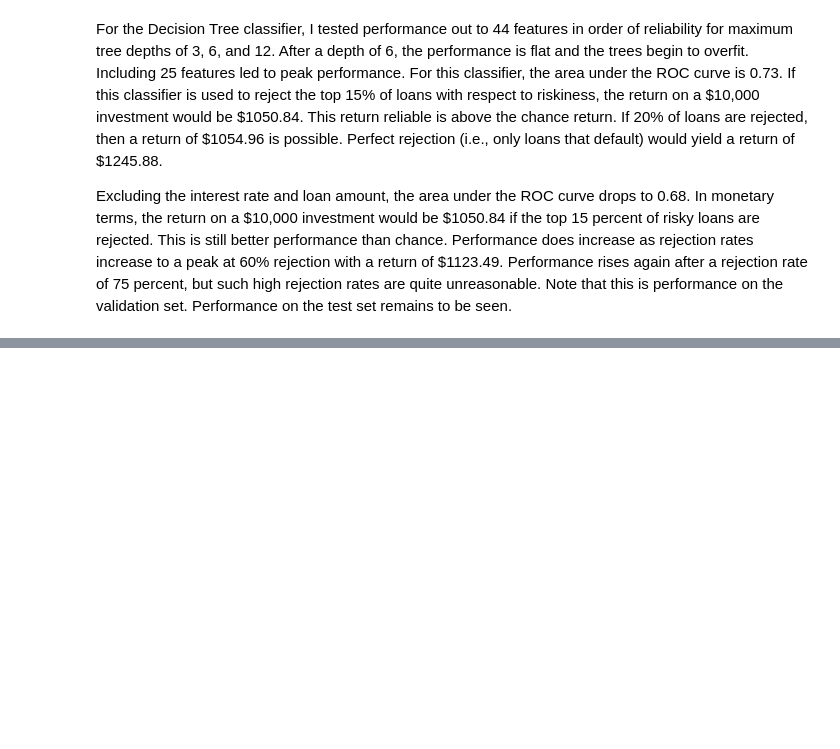
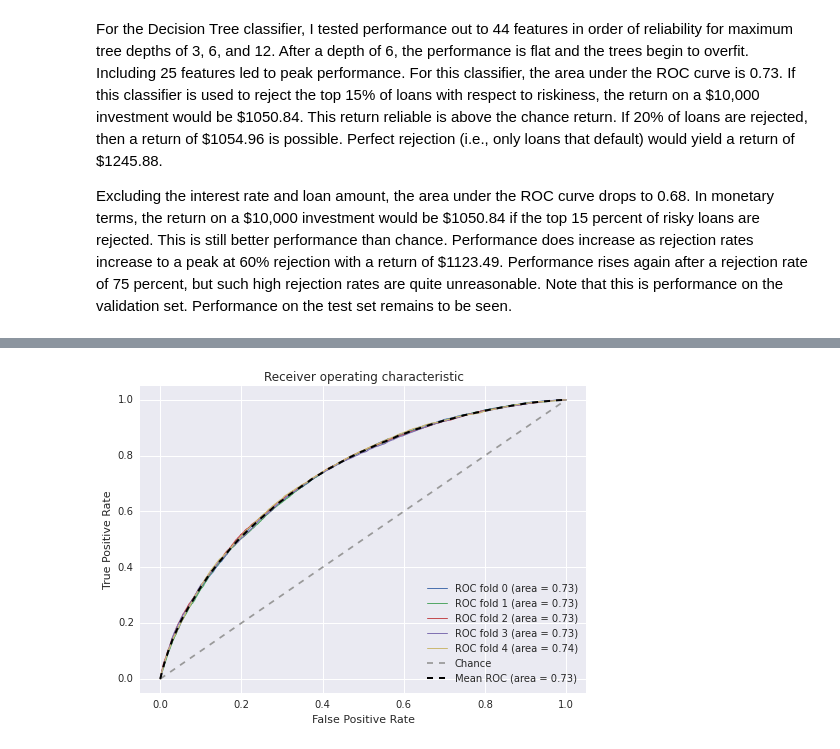
Before and after one commit to jsabrams/ds_workshop, a Jupyter notebook: capstone_project/lending_club_modeling.ipynb, the cells around one changed output, grey strips where cells are left out. Cells and saved outputs as stored; diff of their text form; code cells hidden in the pictures; blank space fills up the shorter version.

Commit message:
added Random Forest

```diff
--- a/capstone_project/lending_club_modeling.ipynb
+++ b/capstone_project/lending_club_modeling.ipynb
@@ -377,3 +378,12 @@ val_frame
 For the Decision Tree classifier, I tested performance out to 44 features in order of reliability for maximum tree depths of 3, 6, and 12. After a depth of 6, the performance is flat and the trees begin to overfit. Including 25 features led to peak performance. For this classifier, the area under the ROC curve is 0.73. If this classifier is used to reject the top 15% of loans with respect to riskiness, the return on a \$10,000 investment would be $1050.84. This return reliable is above the chance return. If 20% of loans are rejected, then a return of \$1054.96 is possible. Perfect rejection (i.e., only loans that default) would yield a return of \$1245.88.
 
 Excluding the interest rate and loan amount, the area under the ROC curve drops to 0.68. In monetary terms, the return on a \$10,000 investment would be $1050.84 if the top 15 percent of risky loans are rejected. This is still better performance than chance. Performance does increase as rejection rates increase to a peak at 60% rejection with a return of \$1123.49. Performance rises again after a rejection rate of 75 percent, but such high rejection rates are quite unreasonable. Note that this is performance on the validation set. Performance on the test set remains to be seen.
+# %%
+#Test adding features one at a time for Random Forest
+#n_estimators = 10, AUC = 0.72, peaks at 12 features, 0.95 training AUC
+#n_estimators = 25, AUC = 0.74, peaks at 19 features, 0.97 training AUC
+#n_estimators = 50, AUC = 0.74, peaks at 25 features, 0.98 training AUC
+RF_clf = RandomForestClassifier(n_estimators=25, min_samples_leaf = 5, class_weight = {0: (1.0 - 0.1841), 1: 0.1841})
+RF_feat_df = mfit.add_feature_auc(X_train, y_train, X_val, y_val, RF_clf, cv, 44)
+
+RF_feat_df
@@ -379,0 +408,6 @@ Excluding the interest rate and loan amount, the area under the ROC curve drops
+# %%
+#Train Random Forest on 19 most reliable features and plot ROC
+#Training AUC is 0.73
+_, RF_clf = mfit.fit_plot_ROC(X_train[reliable_feat.index[0:18]], y_train, RF_clf, cv)
+# %% [output]
+[figure, added]
```
Also changed, not shown: parts of 10 cells of this notebook.
